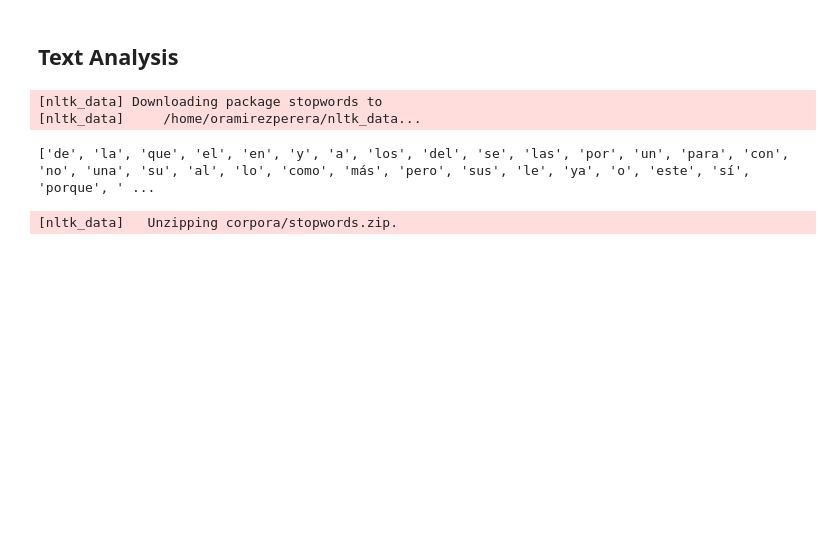
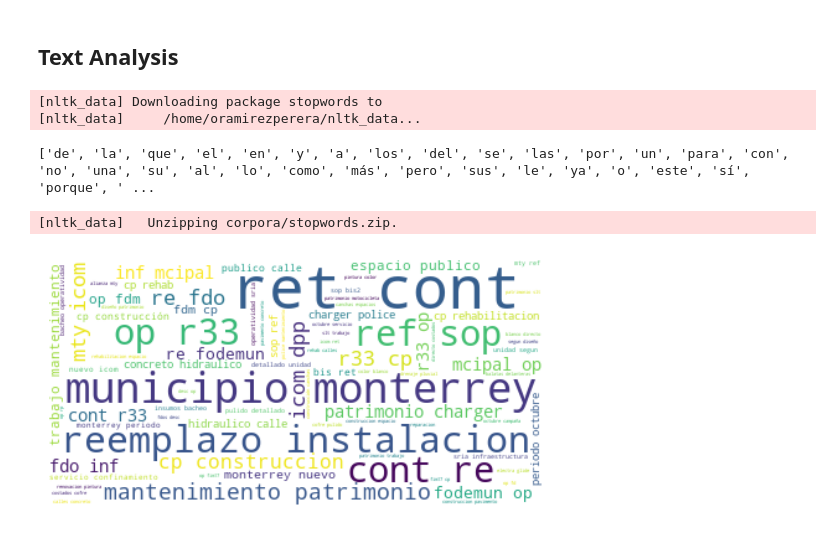
Before and after one commit to oramirezperera/csprojectcourse, a Jupyter notebook: exploration.ipynb, the cells around one changed output. Cells and saved outputs as stored; diff of their text form; code cells hidden in the pictures; blank space fills up the shorter version.

```diff
--- a/exploration.ipynb
+++ b/exploration.ipynb
@@ -228,3 +228,14 @@ stopword_list = stopwords.words('spanish') + ['2020', 'cont', 'millar', 'dpp', '
 # %%
 from wordcloud import WordCloud
 import matplotlib.pyplot as plt
+# %%
+texto_compras = ' '.join([x for x in texto_compras.strip().lower().split(' ') if x not in stopword_list and len(x)>4])
+# %%
+wc = WordCloud(background_color='white')
+wc.generate(texto_compras)
+
+plt.axis('off')
+plt.imshow(wc, interpolation='bilinear')
+plt.show()
+# %% [output]
+[figure, added]
```
